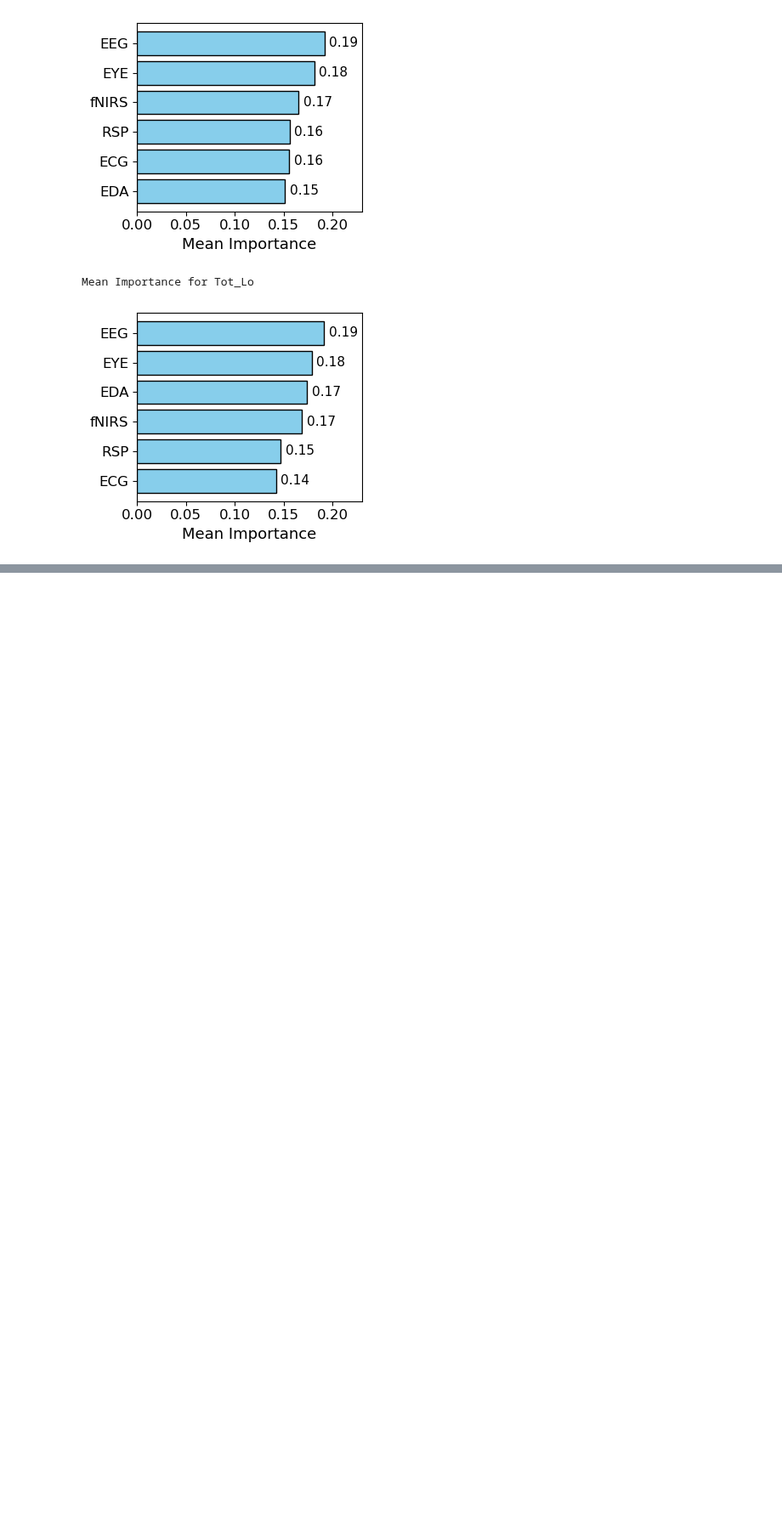
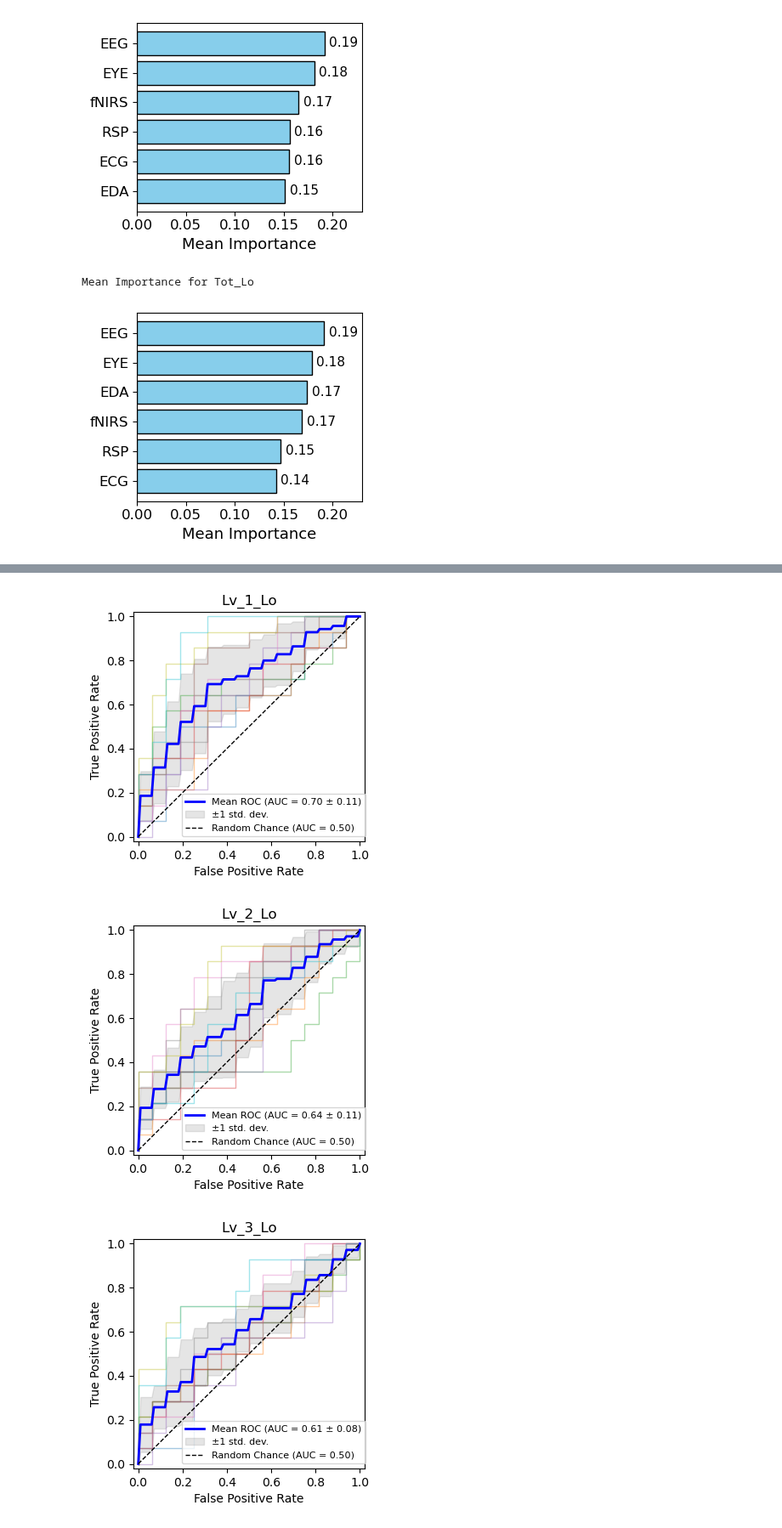
Before and after one commit to jaspershen21/jshen_DLA, a Jupyter notebook: Notebooks/Figures.ipynb, the cells around one changed output, grey strips where cells are left out. Shown at 85% size. Saved outputs shown, nothing was run; the diff lists cells and outputs as text; code cells hidden in the pictures; blank space fills up the shorter version.

```diff
--- a/Notebooks/Figures.ipynb
+++ b/Notebooks/Figures.ipynb
@@ -492,0 +495,6 @@ Mean Importance for Tot_Lo
+# %%
+# Load data
+with open("./../Pickle Files/3_Moving_Average_Model_by_Sensor_With_Intercepts.pkl", "rb") as f:
+    f1_scores, accuracy_scores, models = pickle.load(f)
+
+del f
@@ -492,0 +581,54 @@ Mean Importance for Tot_Lo
+# %%
+for level in levels:
+    tprs = []
+    aucs = []
+    mean_fpr = np.linspace(0, 1, 100)
+
+    plt.figure(figsize = (3.5, 3.5))
+
+    for fold_idx, prediction_probabilities in enumerate(weighted_average_probability_prediction_probabiltiies["Actual"][level]):
+        # Compute ROC curve and AUC
+        fpr, tpr, thresholds = roc_curve(out_tests[i], prediction_probabilities)
+        roc_auc = auc(fpr, tpr)
+
+        # Interpolate to standardize the TPR values
+        interp_tpr = np.interp(mean_fpr, fpr, tpr)
+        interp_tpr[0] = 0.0
+
+        tprs.append(interp_tpr)
+        aucs.append(roc_auc)
+
+        # Plot ROC curve
+        plt.plot(fpr, tpr, lw = 1, alpha = 0.4)
+
+    mean_tpr = np.mean(tprs, axis = 0)
+    mean_tpr[-1] = 1.0
+    std_tpr = np.std(tprs, axis = 0)
+
+    mean_auc = np.mean(aucs)
+    std_auc = np.std(aucs)
+
+    # PLot mean ROC curve
+    plt.plot(mean_fpr, mean_tpr, color = "b", lw = 2, alpha = 1, label = f"Mean ROC (AUC = {mean_auc:.2f} ± {std_auc:.2f})")
+
+    # Plot standard deviation area
+    tpr_upper = np.minimum(mean_tpr + std_tpr, 1)
+    tpr_lower = np.maximum(mean_tpr - std_tpr, 0)
+    plt.fill_between(mean_fpr, tpr_lower, tpr_upper, color = "grey", alpha = 0.2, label = "±1 std. dev.")
+
+    # Plot diagonal "chance" line
+    plt.plot([0, 1], [0, 1], color = "k", linestyle = "--", lw = 1, label = "Random Chance (AUC = 0.50)")
+
+    # Final formatting
+    plt.xlim([-0.02, 1.02])
+    plt.ylim([-0.02, 1.02])
+    plt.xlabel("False Positive Rate")
+    plt.ylabel("True Positive Rate")
+    plt.title(level)
+
+    plt.legend(loc = "lower right", bbox_to_anchor = (1.025, 0.0), fontsize = 8)
+    plt.show()
+# %% [output]
+[figure, added]
+[figure, added]
+[figure, added]
```
Also changed, not shown: parts of 5 cells of this notebook.
